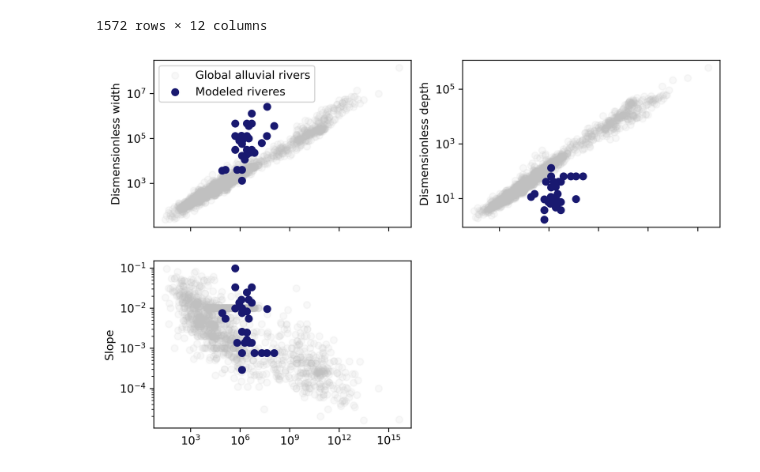
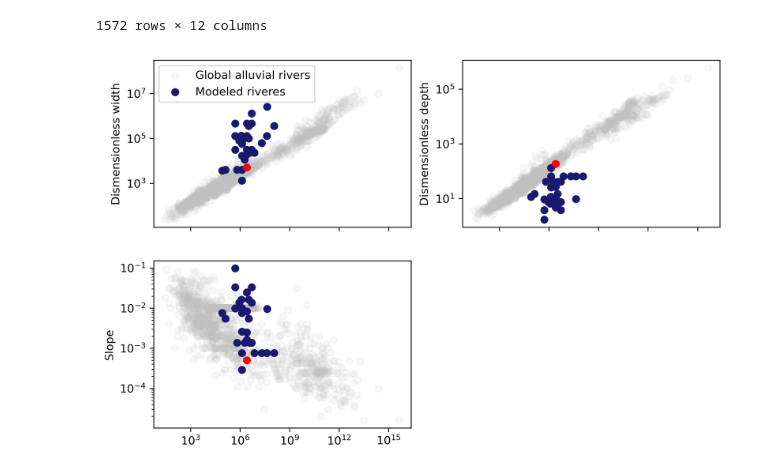
Before and after one commit to vaga3461/High-Plains, a Jupyter notebook: modeling headway FA22/manuscript figs/geometry figs.ipynb, the cells around one changed output. Drawn from its saved outputs; the diff is of its cells as text; code cells hidden in the pictures.

```diff
--- a/modeling headway FA22/manuscript figs/geometry figs.ipynb
+++ b/modeling headway FA22/manuscript figs/geometry figs.ipynb
@@ -74,34 +74,37 @@ fig, axs = plt.subplots(2, 2, figsize = (9, 6), sharex = True, sharey = False)
 
 # ax.set_xlabel(r'$\rho/\rho_{ref}\;\rightarrow$', color='red')
 # ax.set_ylabel(r'$\Delta \Theta / \omega \longrightarrow$')
 
 # fig.suptitle('Slope-area relationships', fontsize = 16)
 plt.subplots_adjust(left=None, bottom=None, right=None, top=None, wspace=None, hspace=0.2)
 
 axs[0, 0].scatter(global_data['Nondim Q'], global_data['Nondim W'], label = 'Global alluvial rivers', color = 'silver', alpha = 0.1)
 axs[0, 0].scatter(complete_experiments['Nondim Q'], complete_experiments['Nondim W'], label = 'Modeled riveres', color = 'midnightblue')
+axs[0, 0].scatter(2594303, 5166, color = 'red')
 axs[0, 0].set_ylabel('Dismensionless width')
 axs[0, 0].legend()
 axs[0, 0].set_xscale('log')
 axs[0, 0].set_yscale('log')
 
 axs[0, 1].scatter(global_data['Nondim Q'], global_data['Nondim D'], color = 'silver', alpha = 0.1)
 axs[0, 1].scatter(complete_experiments['Nondim Q'], complete_experiments['Nondim D'], color = 'midnightblue')
+axs[0, 1].scatter(2594303, 186, color = 'red')
 axs[0, 1].set_ylabel('Dismensionless depth')
 axs[0, 1].set_xscale('log')
 axs[0, 1].set_yscale('log')
 
 axs[1, 0].scatter(global_data['Nondim Q'], global_data['Slope'], color = 'silver', alpha = 0.1)
 axs[1, 0].scatter(complete_experiments['Nondim Q'], complete_experiments['Slope'], color = 'midnightblue')
+axs[1, 0].scatter(2594303, 0.0005, color = 'red')
 axs[1, 0].set_ylabel('Slope')
 axs[1, 0].set_xscale('log')
 axs[1, 0].set_yscale('log')
 
 axs[1,1].set_visible(False)
 
 plt.show()
 # %% [output]
-[figure, old version]
+[figure, new version]
 # %%
 complete_experiments
 # %% [output]
```
Also changed, not shown: 22 other files.
